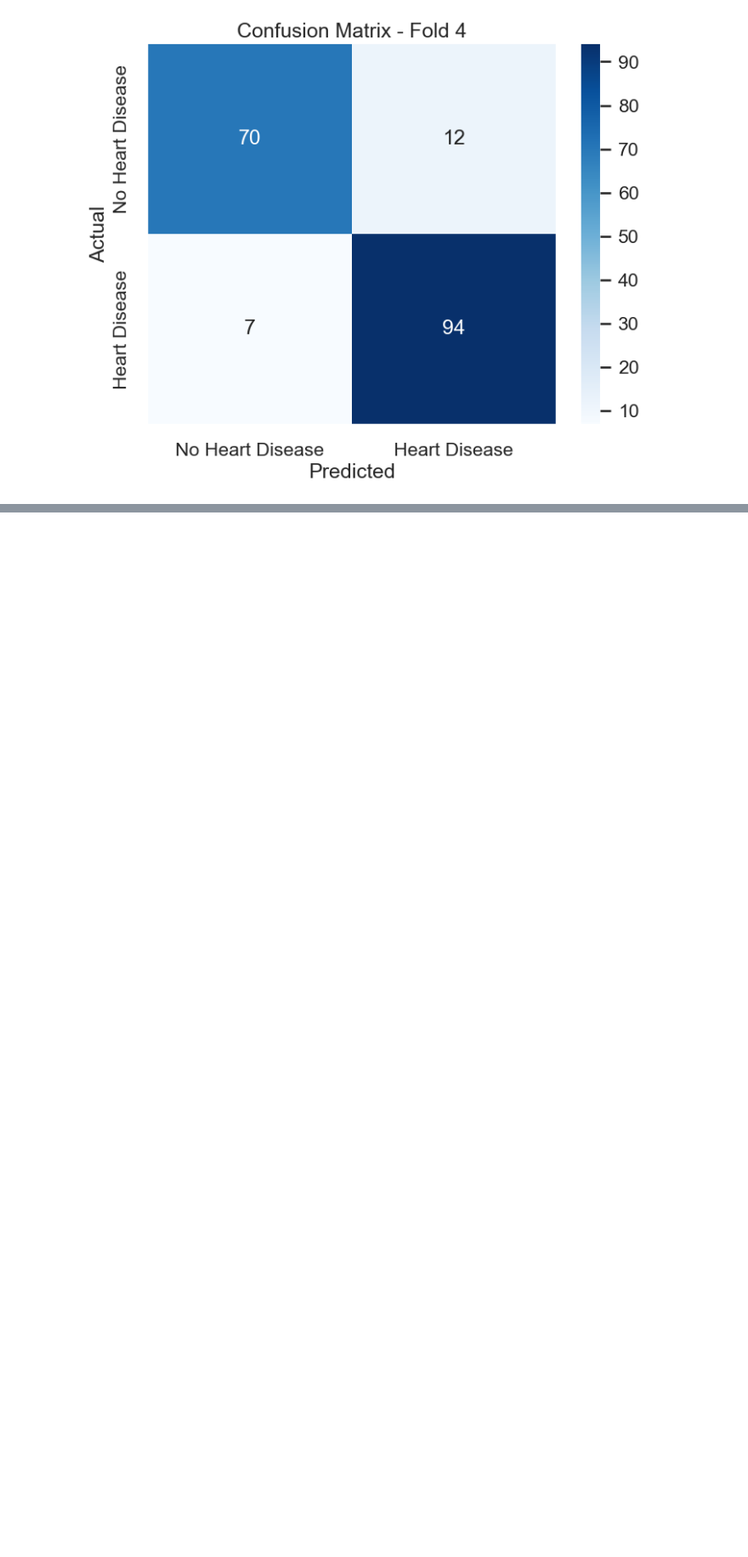
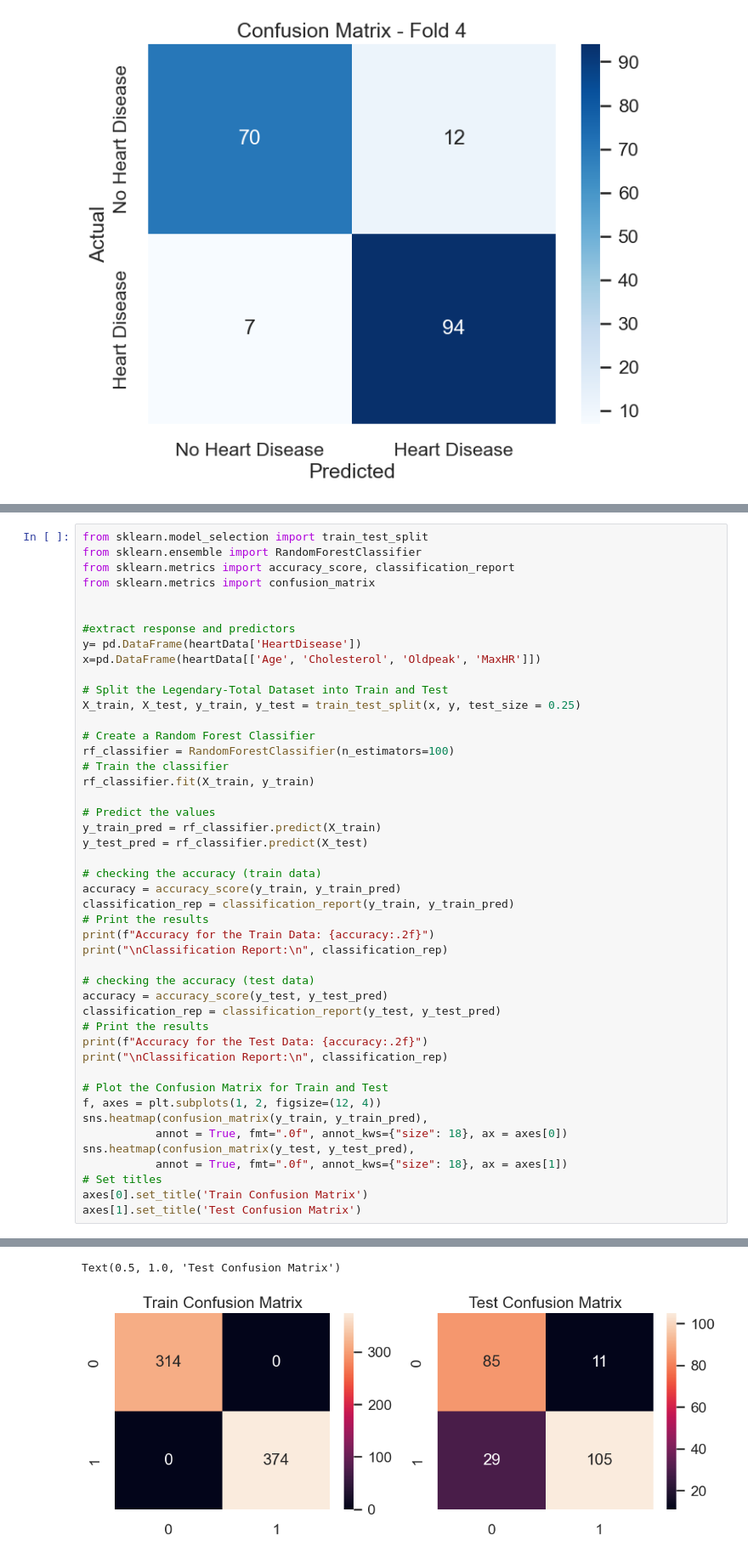
Before and after one commit to ArshiyaJS/symmetrical-guacamole, a Jupyter notebook: Project.ipynb, the cells around one changed output, grey strips where cells are left out. Shown at 85% size. Drawn from its saved outputs; the diff is of its cells as text; blank space fills up the shorter version.

```diff
--- a/Project.ipynb
+++ b/Project.ipynb
@@ -915,0 +952,47 @@ The accuracy for Fold 5 : 0.8921758029461482
+# %%
+from sklearn.model_selection import train_test_split
+from sklearn.ensemble import RandomForestClassifier
+from sklearn.metrics import accuracy_score, classification_report
+from sklearn.metrics import confusion_matrix
+
+
+#extract response and predictors
+y= pd.DataFrame(heartData['HeartDisease'])
+x=pd.DataFrame(heartData[['Age', 'Cholesterol', 'Oldpeak', 'MaxHR']])
+
+# Split the Legendary-Total Dataset into Train and Test
+X_train, X_test, y_train, y_test = train_test_split(x, y, test_size = 0.25)
+
+# Create a Random Forest Classifier
+rf_classifier = RandomForestClassifier(n_estimators=100)
+# Train the classifier
+rf_classifier.fit(X_train, y_train)
+
+# Predict the values
+y_train_pred = rf_classifier.predict(X_train)
+y_test_pred = rf_classifier.predict(X_test)
+
+# checking the accuracy (train data)
+accuracy = accuracy_score(y_train, y_train_pred)
+classification_rep = classification_report(y_train, y_train_pred)
+# Print the results
+print(f"Accuracy for the Train Data: {accuracy:.2f}")
+print("\nClassification Report:\n", classification_rep)
+
+# checking the accuracy (test data)
+accuracy = accuracy_score(y_test, y_test_pred)
+classification_rep = classification_report(y_test, y_test_pred)
+# Print the results
+print(f"Accuracy for the Test Data: {accuracy:.2f}")
+print("\nClassification Report:\n", classification_rep)
+
+# Plot the Confusion Matrix for Train and Test
+f, axes = plt.subplots(1, 2, figsize=(12, 4))
+sns.heatmap(confusion_matrix(y_train, y_train_pred),
+           annot = True, fmt=".0f", annot_kws={"size": 18}, ax = axes[0])
+sns.heatmap(confusion_matrix(y_test, y_test_pred),
+           annot = True, fmt=".0f", annot_kws={"size": 18}, ax = axes[1])
+# Set titles
+axes[0].set_title('Train Confusion Matrix')
+axes[1].set_title('Test Confusion Matrix')
+# %% [output]
@@ -915,0 +1016,2 @@ The accuracy for Fold 5 : 0.8921758029461482
+Text(0.5, 1.0, 'Test Confusion Matrix')
+[figure, added]
```
Also changed, not shown: parts of 14 cells of this notebook.
